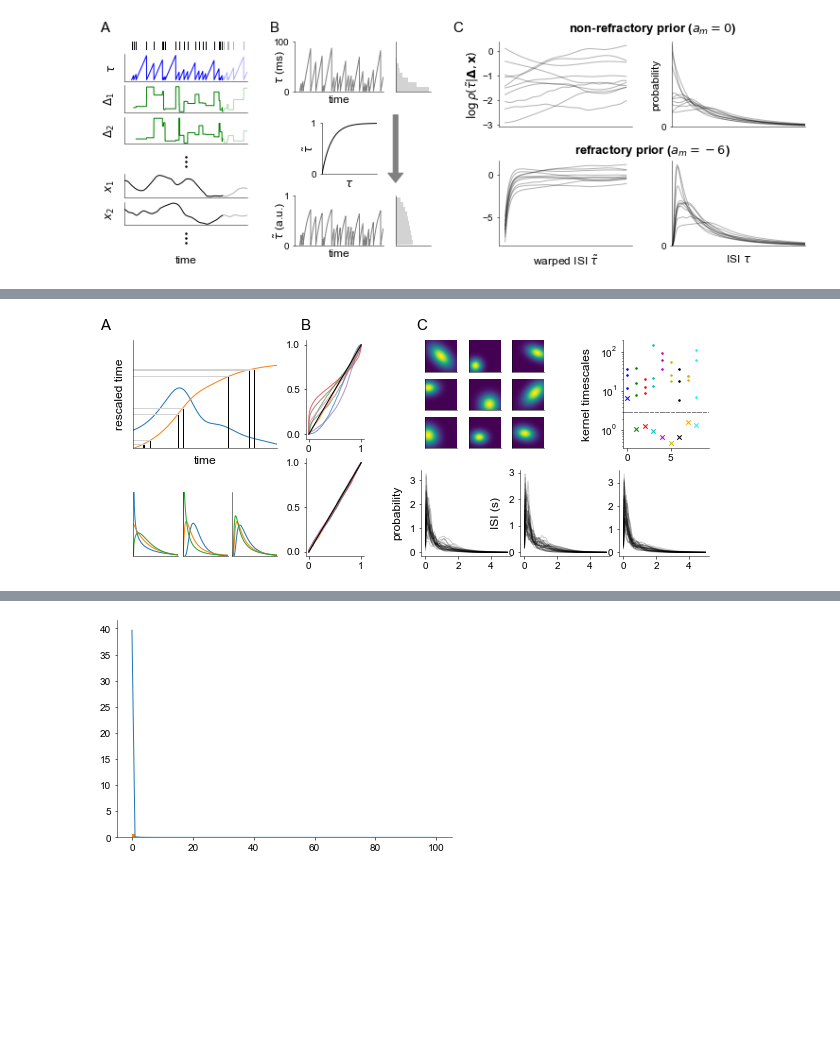
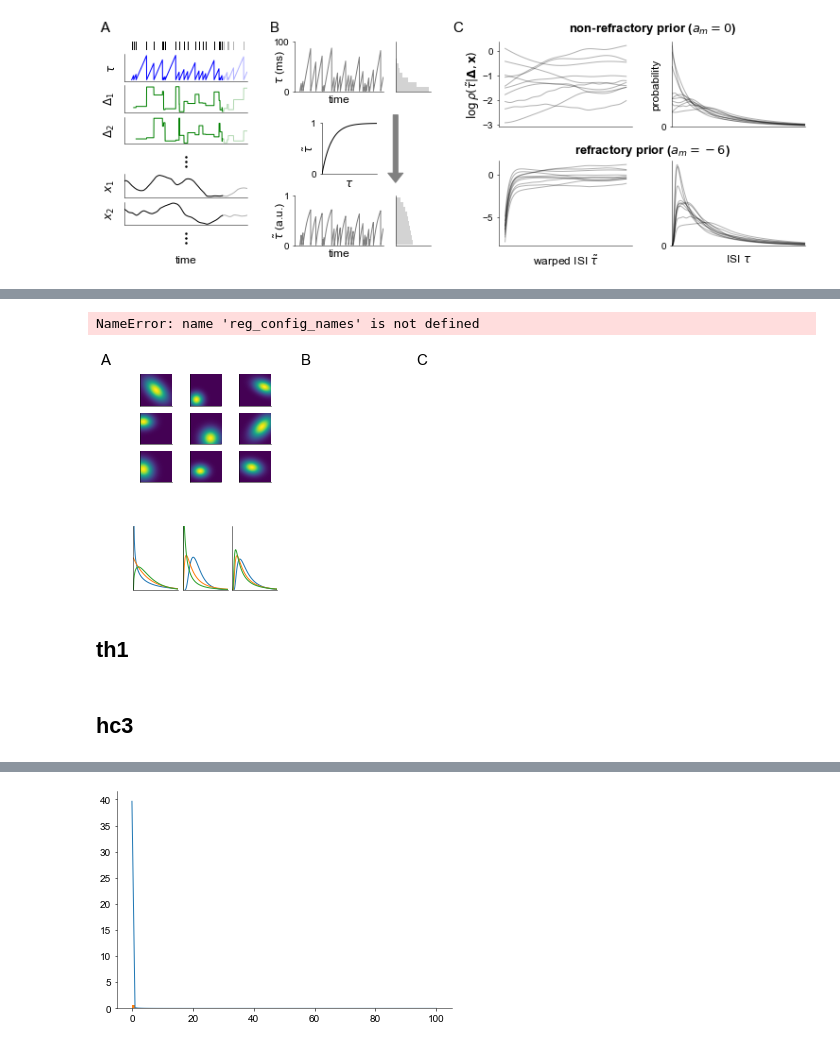
Before and after one commit to davindicode/nonparametric-nonrenewal-process, a Jupyter notebook: scripts/plots/plots.ipynb, the cells around one changed output, grey strips where cells are left out. Saved outputs shown, nothing was run; the diff lists cells and outputs as text; code cells hidden in the pictures; blank space fills up the shorter version.

```diff
--- a/scripts/plots/plots.ipynb
+++ b/scripts/plots/plots.ipynb
@@ -356,19 +398,0 @@ rspike_times = np.ceil(rtime_t[spike_times] / dt).astype(int)
-# %%
-sys.path.append("../../data/synthetic")
-import generate
-
-mdl = generate.model('Gaussian')
-ratefunc, N = mdl.get_model()
-
-# rates
-xlist = [np.linspace(0, 500, 100), np.linspace(0, 500, 100)]
-x_dims = len(xlist)
-
-xx = np.meshgrid(*xlist)
-xx = jnp.stack(xx, axis=-1)
-
-or_shape = xx.shape[:-1]
-xx = xx.reshape(-1, x_dims)  # (evals, x_dim)
-
-rates = jax.vmap(ratefunc)(xx)
-rates = rates.reshape(*or_shape, -1)
@@ -393,26 +406,23 @@ fig.text(0.5, 1.05, 'C', fontsize=15, ha='center')
 
 
 ### rate rescaling ###
-widths = [1]
-heights = [1]
+widths = [1] * 3
+heights = [1] * 3
 spec = fig.add_gridspec(ncols=len(widths), nrows=len(heights), width_ratios=widths,
                         height_ratios=heights, top=1.0, bottom=0.5,
                         left=0.0, right=0.25, wspace=0.1)
 
-ax = fig.add_subplot(spec[0, 0])
+for n in range(3):
+    for m in range(3):
+        k = 3*n + m
+        ax = fig.add_subplot(spec[n, m])
 
-ax.plot(time_t, rates_t)
-ax.plot(time_t, rtime_t)
-ax.set_xticks([])
-ax.set_yticks([])
-ax.set_xlabel('time')
-ax.set_ylabel('rescaled time')
-
-ax.set_xlim([time_t[0], time_t[-1]])
-ax.set_ylim([rtime_t[0], 1.3*rtime_t[-1]])
-for st, rst in zip(spike_times, rspike_times):
-    ax.plot(np.ones(2)*st*dt, [0., rtime_t[st]], c='k')
-    ax.plot([0., time_t[st]], np.ones(2)*rst*dt, c='lightgray')
+        ax.imshow(rates[..., k], extent=[xlist[0][0], xlist[0][-1], xlist[1][0], xlist[1][-1]],
+                  origin='lower', cmap='viridis')
+        ax.set_xlim([xlist[0][0], xlist[0][-1]])
+        ax.set_ylim([xlist[1][0], xlist[1][-1]])
+        ax.set_xticks([])
+        ax.set_yticks([])
 
 
 widths = [1, 1, 1]
@@ -455,23 +465,7 @@ for en, n in enumerate(reg_config_names):
 
 
 ### tuning curves ###
-widths = [1] * 3
-heights = [1] * 3
-spec = fig.add_gridspec(ncols=len(widths), nrows=len(heights), width_ratios=widths,
-                        height_ratios=heights, top=1.0, bottom=0.5,
-                        left=0.5, right=0.72, wspace=0.1)
 
-for n in range(3):
-    for m in range(3):
-        k = 3*n + m
-        ax = fig.add_subplot(spec[n, m])
-
-        ax.imshow(rates[..., k], extent=[xlist[0][0], xlist[0][-1], xlist[1][0], xlist[1][-1]],
-                  origin='lower', cmap='viridis')
-        ax.set_xlim([xlist[0][0], xlist[0][-1]])
-        ax.set_ylim([xlist[1][0], xlist[1][-1]])
-        ax.set_xticks([])
-        ax.set_yticks([])
 
 
 ax.annotate("", xy=(1.35, -0.2), xytext=(1.35, 1.2), rotation=np.pi/2., xycoords='axes fraction',
@@ -521,31 +515,34 @@ ls = tuning_dict['len_deltas']
 tls = tuning_dict['len_tau']
 cs = [
     'b',
     'g',
     'r',
     'c',
     'm',
     'y',
     'k',
     'orange',
     'cyan'
 ]
 
 ax = fig.add_subplot(spec[0, 0])
 for n in range(9):
     lens = ls[n]
     tlen = tls[n]
     ax.scatter(n*np.ones_like(lens), lens, marker='.', c=cs[n])
     ax.scatter(n*np.ones(1), tlen, marker='x', c=cs[n], s=20)
     ax.set_yscale('log')
     ax.set_ylabel('kernel timescales')
     ax.plot([-.5, 9.5], 3. * np.ones(2), '--', color='gray')
     ax.set_xlim([-.5, 9.5])
 
 
 
 
 #plt.savefig('../saves/synthetic.pdf')
 plt.show()
 # %% [output]
+NameError: name 'reg_config_names' is not defined
-[figure, old version]
+[figure, new version]
+# %% [markdown]
+## th1
@@ -551,0 +649,2 @@ plt.show()
+# %% [markdown]
+## hc3
```
Also changed, not shown: parts of 17 cells of this notebook, 8 other files.
